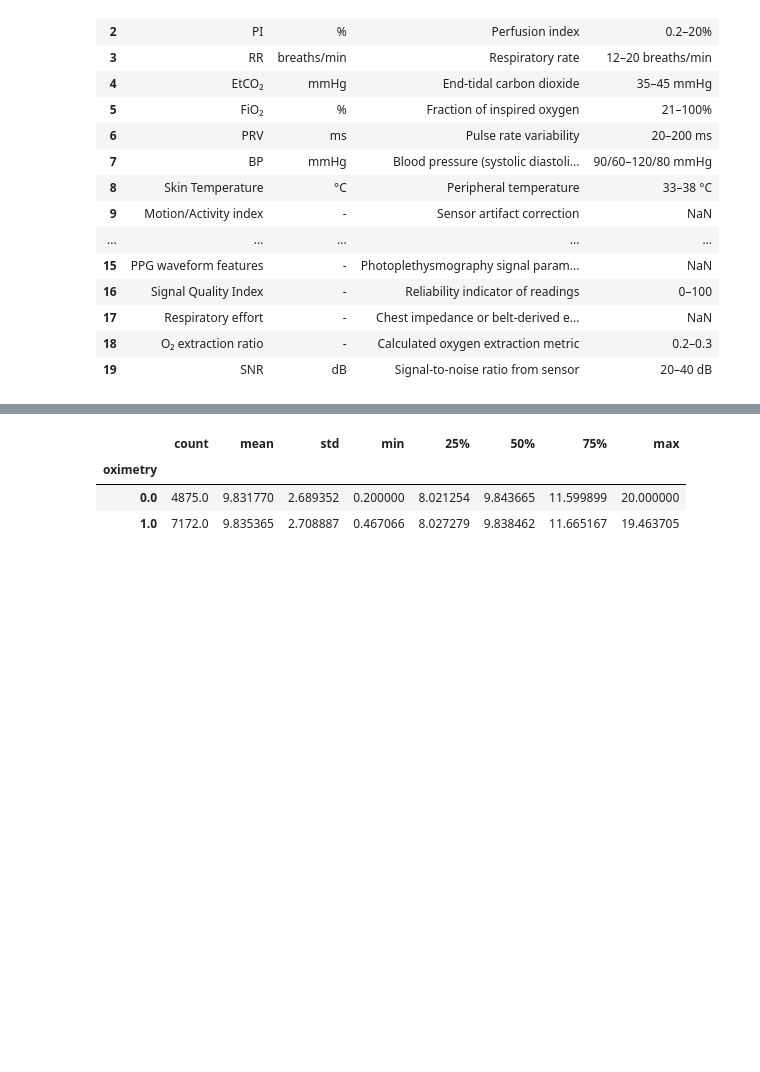
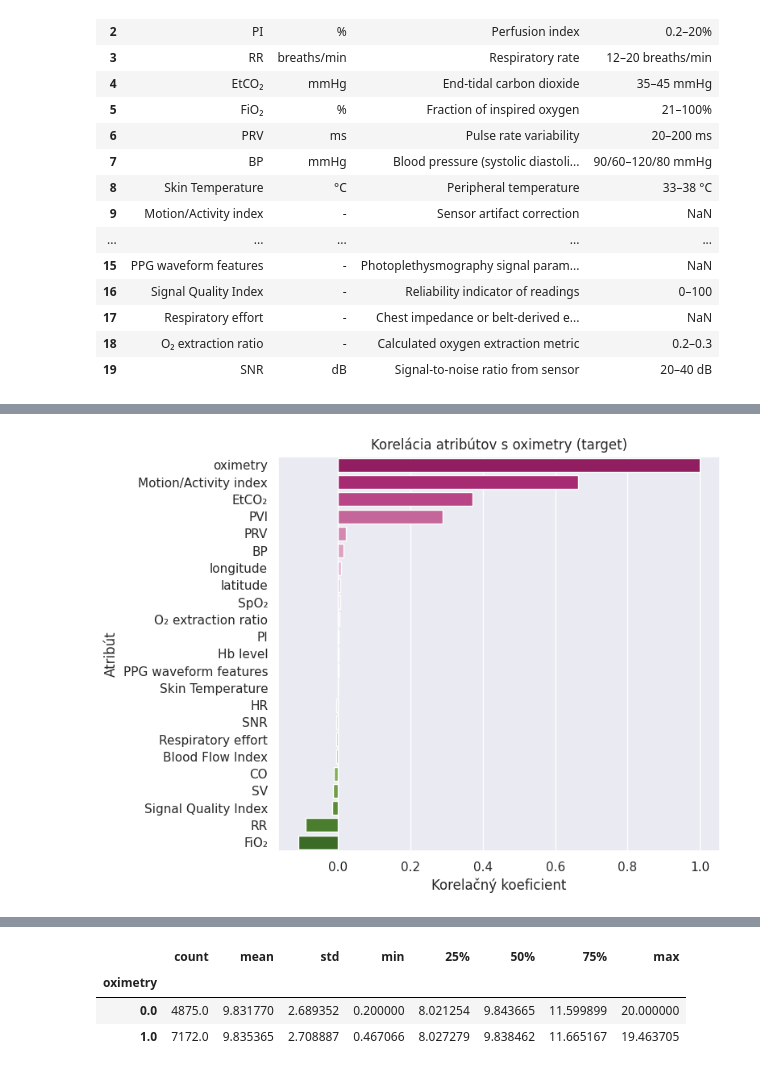
Before and after one commit to johannatilesova/IAU-project, a Jupyter notebook: part1.ipynb, the cells around one changed output, grey strips where cells are left out. Saved outputs shown, nothing was run; the diff lists cells and outputs as text; code cells hidden in the pictures; blank space fills up the shorter version.

```diff
--- a/part1.ipynb
+++ b/part1.ipynb
@@ -604,0 +581,16 @@ plt.show()
+# %%
+plt.figure(figsize=(8, 6))
+sns.barplot(
+    x=corr_target.values,
+    y=corr_target.index,
+    hue=corr_target.index,
+    palette="PiYG",
+    legend=False
+)
+plt.title("Korelácia atribútov s oximetry (target)")
+plt.xlabel("Korelačný koeficient")
+plt.ylabel("Atribút")
+plt.tight_layout()
+plt.show()
+# %% [output]
+[figure, added]
```
Also changed, not shown: parts of 24 cells of this notebook, 1 other file.
